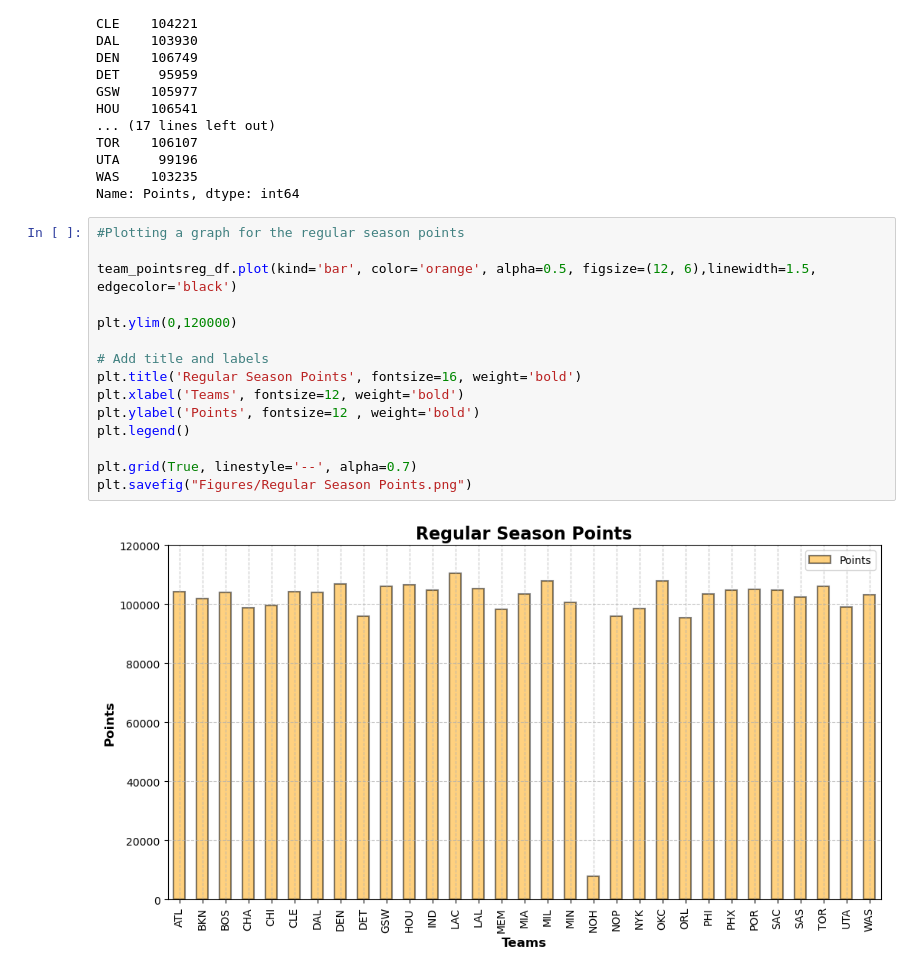
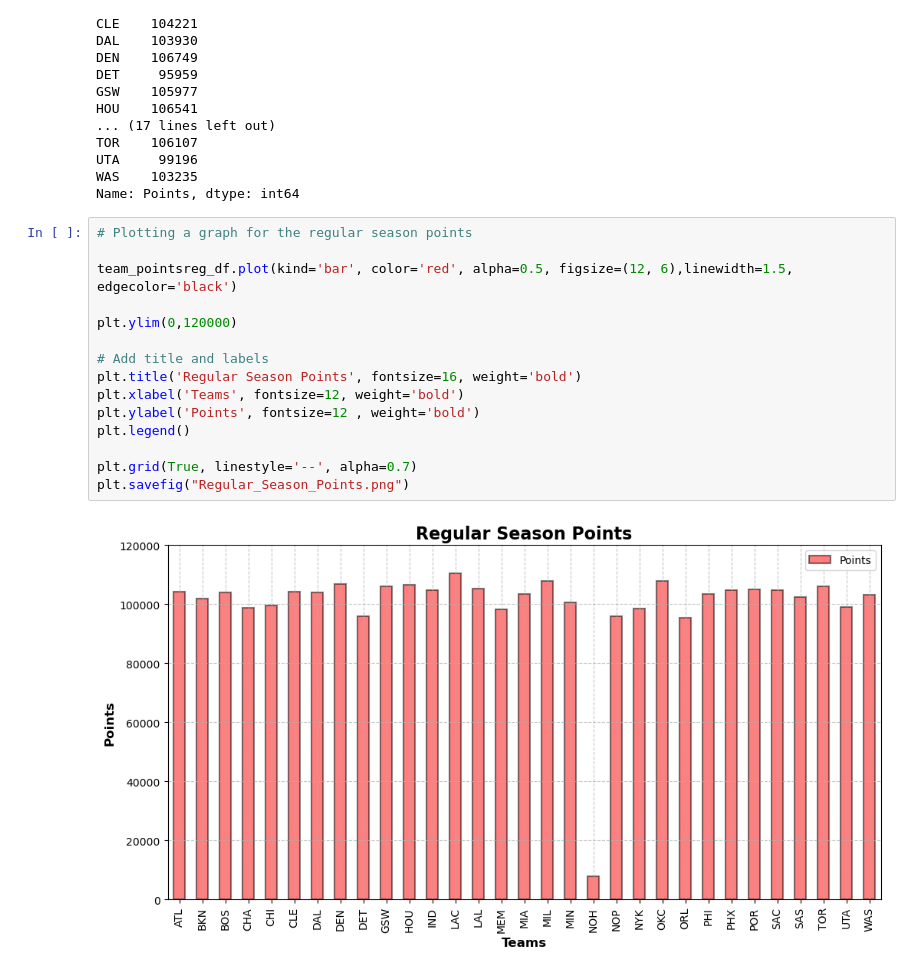
Before and after one commit to singhashishpal/Project_NBA, a Jupyter notebook: NBA Dataset/NBA.ipynb, the cells around one changed output. Cells and saved outputs as stored; diff of their text form.

```diff
--- a/NBA Dataset/NBA.ipynb
+++ b/NBA Dataset/NBA.ipynb
@@ -679,20 +693,20 @@ UTA     99196
 WAS    103235
 Name: Points, dtype: int64
 # %%
-#Plotting a graph for the regular season points
+# Plotting a graph for the regular season points
 
-team_pointsreg_df.plot(kind='bar', color='orange', alpha=0.5, figsize=(12, 6),linewidth=1.5, edgecolor='black')
+team_pointsreg_df.plot(kind='bar', color='red', alpha=0.5, figsize=(12, 6),linewidth=1.5, edgecolor='black')
 
 plt.ylim(0,120000)
 
 # Add title and labels
 plt.title('Regular Season Points', fontsize=16, weight='bold')
 plt.xlabel('Teams', fontsize=12, weight='bold')
 plt.ylabel('Points', fontsize=12 , weight='bold')
 plt.legend()
 
 plt.grid(True, linestyle='--', alpha=0.7)
-plt.savefig("Figures/Regular Season Points.png")
+plt.savefig("Regular_Season_Points.png")
 # %% [output]
-[figure, old version]
+[figure, new version]
 # %%
```
Also changed, not shown: parts of 58 cells of this notebook, 17 other files.
